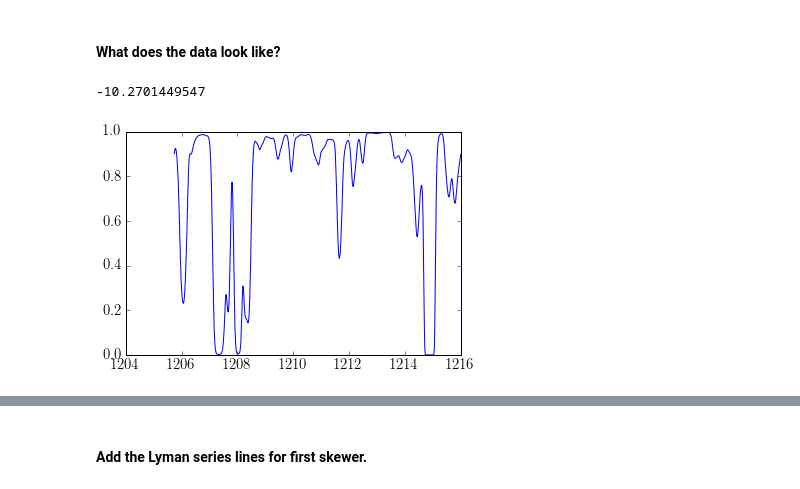
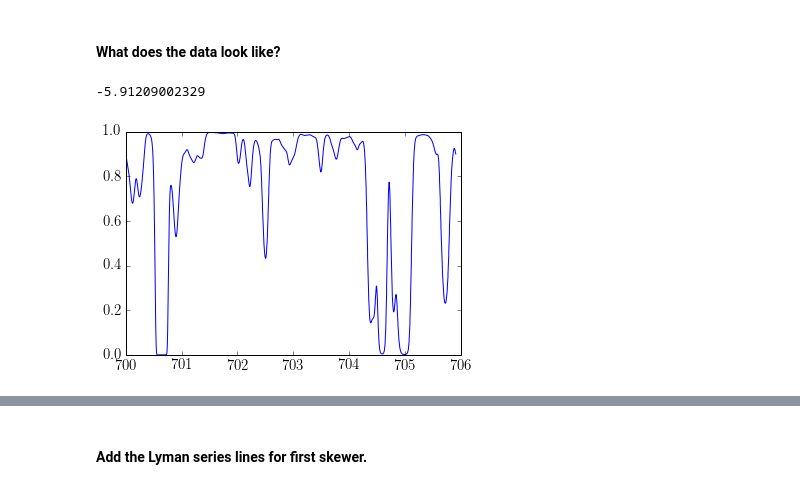
Before and after one commit to mattcwilde/Lyman-Forest, a Jupyter notebook: lyman-forest.ipynb, the cells around one changed output, grey strips where cells are left out. Saved outputs shown, nothing was run; the diff lists cells and outputs as text; code cells hidden in the pictures.

```diff
--- a/lyman-forest.ipynb
+++ b/lyman-forest.ipynb
@@ -67,7 +69,7 @@ def lam_obs(vv,lam_0):
     as well as the redshift.
 
     returns the wavelength in the observers frame angstroms."""
-    return lam_0*(1 - vv/c) # vv from km/s, c in km/s
+    return lam_0*(1 + vv/c) # vv from km/s, c in km/s
 # %% [markdown]
 #### Open the first few files:
 
@@ -94,9 +103,9 @@ v, tau_HILya, tau_HeI584, tau_HeIILya, nHI, nHeII, Delta_b, T, xpos, vpec = np.l
 #### What does the data look like?
 # %%
 # plt.plot(v,tau_HILya)
-plt.plot(lam_obs(v,1216), flux(tau_HILya))
+plt.plot(lam_obs(v,700), flux(tau_HILya))
 
-print lam_obs(v,1216).min() - lam_obs(v,1216).max()
+print lam_obs(v,700).min() - lam_obs(v,700).max()
 # %% [output]
--10.2701449547
+-5.91209002329
-[figure, old version]
+[figure, new version]
```
Also changed, not shown: parts of 72 cells of this notebook, 10 other files.
